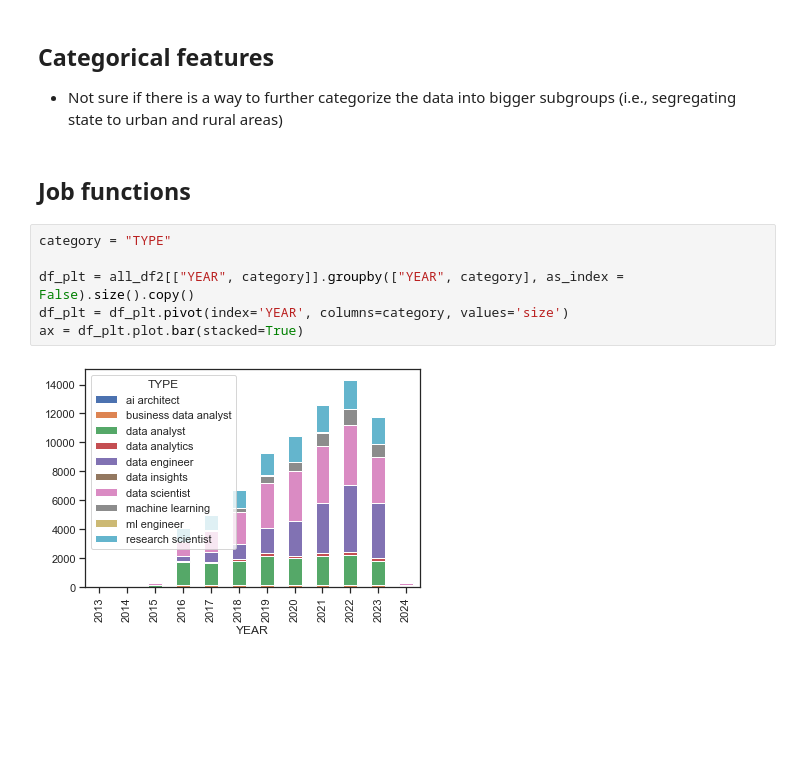
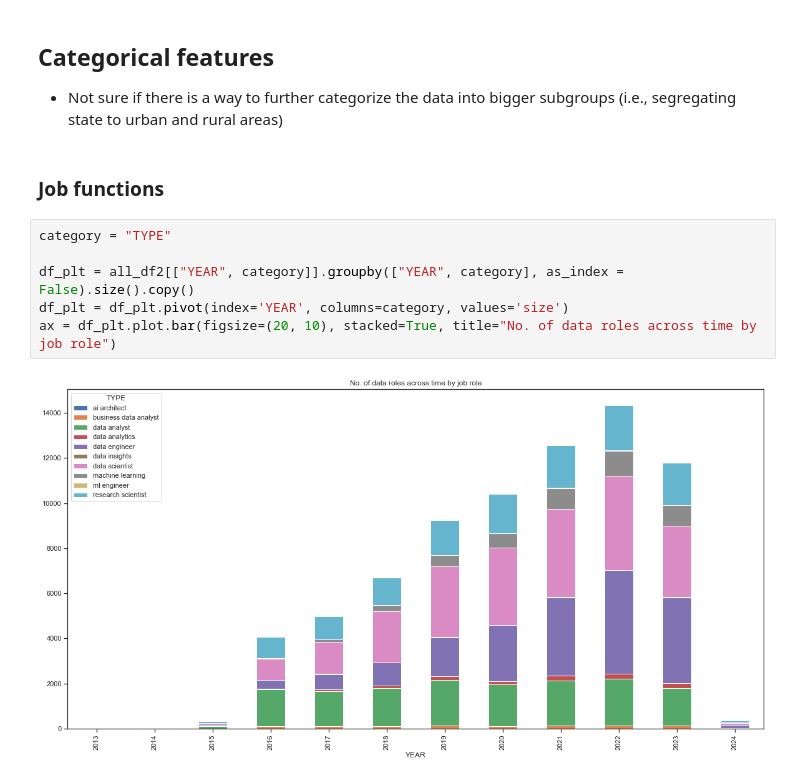
Before and after one commit to saltedpotato/QF632_Project, a Jupyter notebook: Part2.ipynb, the cells around one changed output. Cells and saved outputs as stored; diff of their text form; blank space fills up the shorter version.

Commit message:
Added more charts

```diff
--- a/Part2.ipynb
+++ b/Part2.ipynb
@@ -89,13 +89,13 @@ all_df2.sample(5)
 # %% [markdown]
 ## Categorical features
 - Not sure if there is a way to further categorize the data into bigger subgroups (i.e., segregating state to urban and rural areas)
-# %% [markdown]
-## Job functions
+# %% [markdown]
+### Job functions
 # %%
 category = "TYPE"
 
 df_plt = all_df2[["YEAR", category]].groupby(["YEAR", category], as_index = False).size().copy()
 df_plt = df_plt.pivot(index='YEAR', columns=category, values='size')
-ax = df_plt.plot.bar(stacked=True)
+ax = df_plt.plot.bar(figsize=(20, 10), stacked=True, title="No. of data roles across time by job role")
 # %% [output]
-[figure, old version]
+[figure, new version]
```
Also changed, not shown: parts of 23 cells of this notebook.
